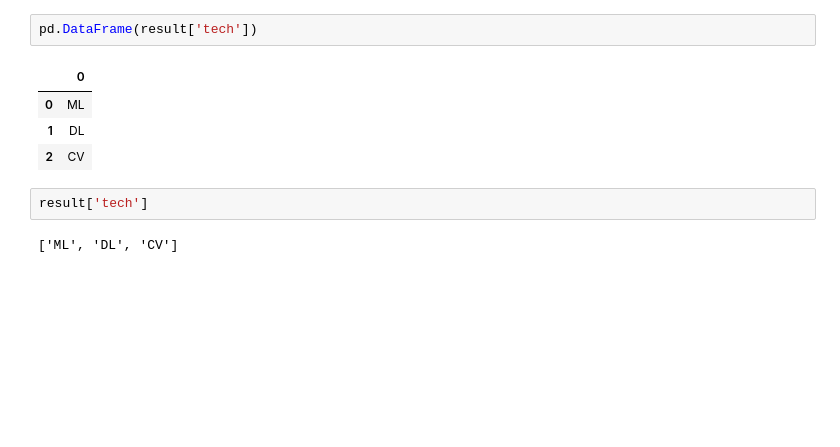
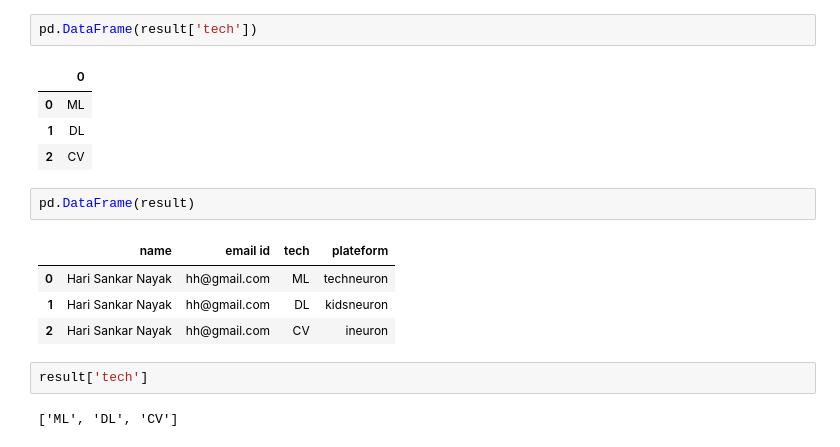
Before and after one commit to HariSankarNayak/iNeuron-Notes, a Jupyter notebook: 031.pandas day 2.ipynb, the cells around one changed output. Saved outputs shown, nothing was run; the diff lists cells and outputs as text; blank space fills up the shorter version.

```diff
--- a/031.pandas day 2.ipynb
+++ b/031.pandas day 2.ipynb
@@ -239,6 +239,13 @@ pd.DataFrame(result['tech'])
 | 0 | ML |
 | 1 | DL |
 | 2 | CV |
+# %%
+pd.DataFrame(result)
+# %% [output]
+|  | name | email id | tech | plateform |
+| 0 | Hari Sankar Nayak | hh@gmail.com | ML | techneuron |
+| 1 | Hari Sankar Nayak | hh@gmail.com | DL | kidsneuron |
+| 2 | Hari Sankar Nayak | hh@gmail.com | CV | ineuron |
 # %%
 result['tech']
 # %% [output]
```
Also changed, not shown: parts of 5 cells of this notebook, 1 other file.
